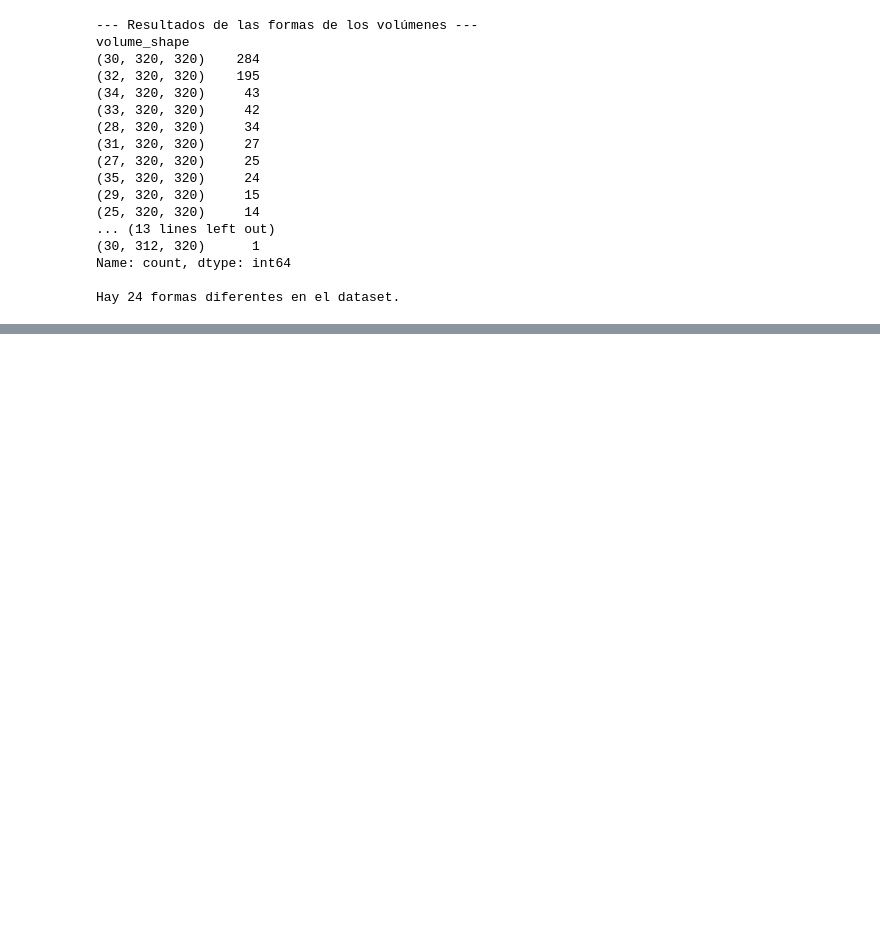
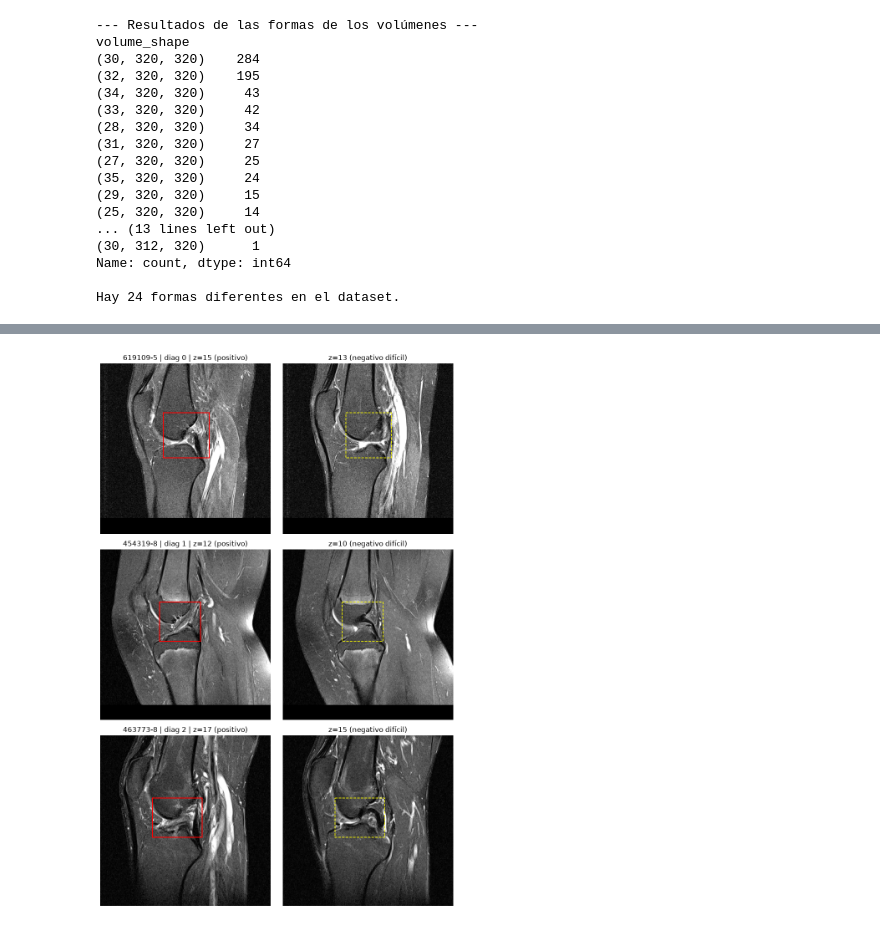
Before and after one commit to czuniga28/proyecto, a Jupyter notebook: notebooks/visualize_data.ipynb, the cells around one changed output, grey strips where cells are left out. Cells and saved outputs as stored; diff of their text form; code cells hidden in the pictures; blank space fills up the shorter version.

```diff
--- a/notebooks/visualize_data.ipynb
+++ b/notebooks/visualize_data.ipynb
@@ -128,0 +135,40 @@ Hay 24 formas diferentes en el dataset.
+# %%
+import matplotlib.pyplot as plt
+from matplotlib.patches import Rectangle
+
+# Works whether the kernel starts in the project root or in notebooks/
+ROOT = Path.cwd() if (Path.cwd() / 'configs').exists() else Path.cwd().parent
+processed_dir = ROOT / 'datasets' / 'processed'
+manifest = pd.read_csv(ROOT / 'datasets' / 'interim' / 'manifest.csv')
+
+# 619109-5 and 454319-8 are padded (290 and 292 rows), so they also test the padding
+examples = [(619109, 5), (454319, 8), (463773, 8)]
+
+fig, axes = plt.subplots(len(examples), 2, figsize=(9, 4.5 * len(examples)))
+for (exam_id, series_no), (ax_pos, ax_neg) in zip(examples, axes):
+    row = manifest[(manifest['examId'] == exam_id) & (manifest['seriesNo'] == series_no)].iloc[0]
+    vol = np.load(processed_dir / 'volumes' / f'{exam_id}-{series_no}.npy').astype(np.float32)
+
+    z_pos = row['roiZ'] + row['roiDepth'] // 2
+    z_neg = row['roiZ'] - 1  # adjacent slice: same anatomy, labelled negative
+    # Rectangle takes (x, y) = (column, row), so roiX is the column
+    box = dict(xy=(row['roiX'], row['roiY']), width=row['roiWidth'], height=row['roiHeight'], fill=False)
+
+    ax_pos.imshow(vol[z_pos], cmap='gray')
+    ax_pos.add_patch(Rectangle(**box, edgecolor='red', linewidth=1.5))
+    ax_pos.set_title(f"{exam_id}-{series_no} | diag {row['aclDiagnosis']} | z={z_pos} (positivo)")
+
+    ax_neg.imshow(vol[z_neg], cmap='gray')
+    ax_neg.add_patch(Rectangle(**box, edgecolor='yellow', linewidth=1.2, linestyle='--'))
+    ax_neg.set_title(f"z={z_neg} (negativo difícil)")
+
+    for ax in (ax_pos, ax_neg):
+        ax.axis('off')
+
+plt.tight_layout()
+figs_dir = ROOT / 'docs' / 'figs'
+figs_dir.mkdir(parents=True, exist_ok=True)
+plt.savefig(figs_dir / 'roi_check.png', dpi=150, bbox_inches='tight')
+plt.show()
+# %% [output]
+[figure, added]
```
Also changed, not shown: parts of 2 cells of this notebook, 26 other files.
